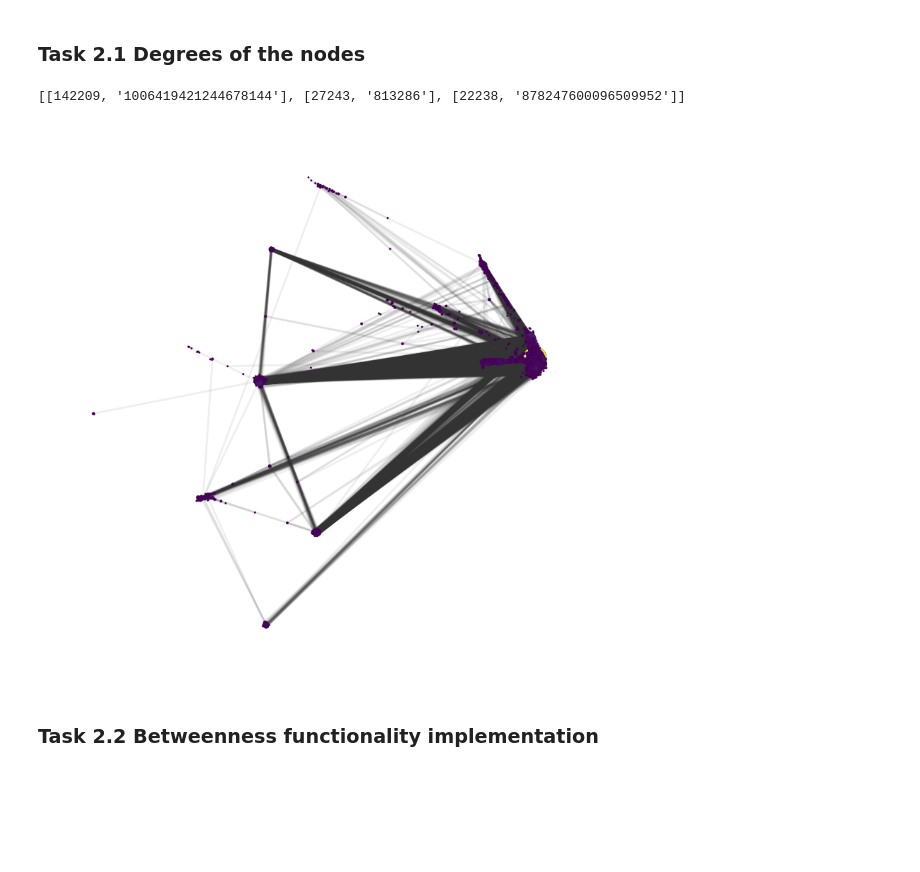
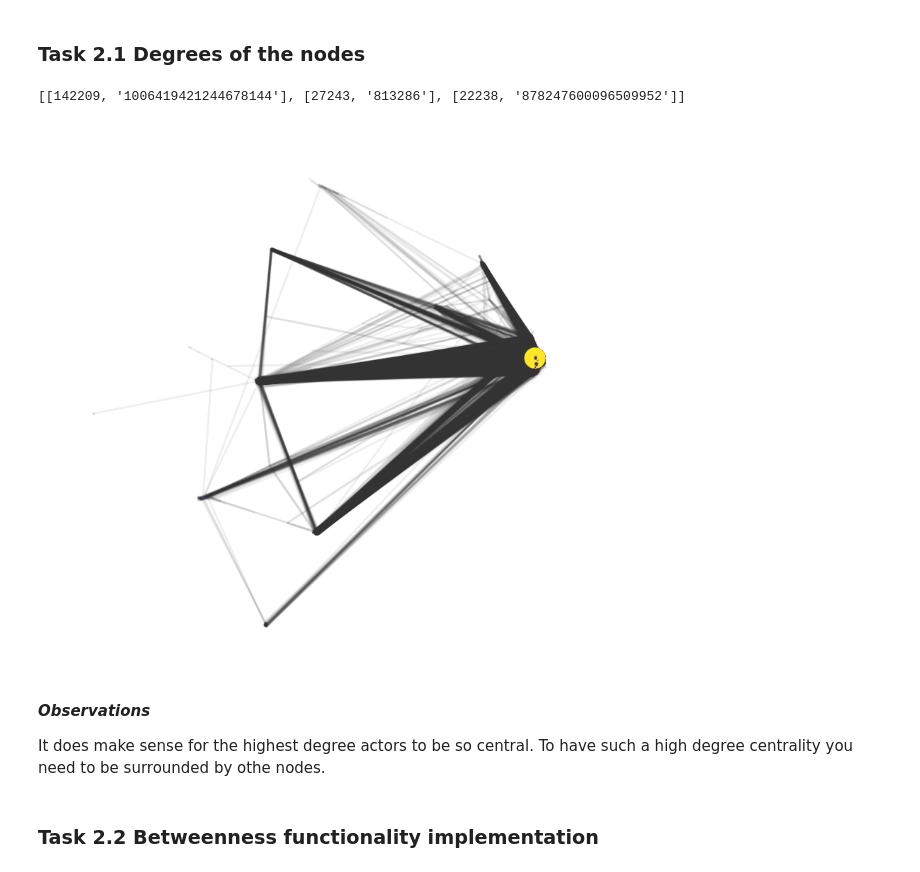
Before and after one commit to oskarpiibar/Mining-of-Social-Data, a Jupyter notebook: Lab2/lab2.ipynb, the cells around one changed output. Cells and saved outputs as stored; diff of their text form; code cells hidden in the pictures; blank space fills up the shorter version.

```diff
--- a/Lab2/lab2.ipynb
+++ b/Lab2/lab2.ipynb
@@ -253,29 +253,34 @@ Activist-leaning accounts dominate (60.1% of the accounts shown), while skeptic-
 # %%
 # Top-3 on the full (undirected) simplified graph
 G = g_und
 deg_G = G.degree()
 act = G.vs["name"]
 degrees = [ [ deg_G[i], act[i] ] for i in range(len(deg_G)) ]
 degrees.sort(reverse = True)
 print(degrees[0:3])
 
 # Plot on the reduced graph that the layouts were computed on
-deg_H = H_und.degree()
+deg_full = dict(zip(act, deg_G))
+deg_H = [deg_full[nm] for nm in H_und.vs["name"]]
 max_d = max(deg_H)
 
-# Vertex size proportional to degree (sqrt so that the small nodes stay visible)
-size_deg = [ 3 + 30 * (d / max_d) ** 0.5 for d in deg_H ]
+# Vertex size proportional to degree
+size_deg = [30 * d / max_d for d in deg_H] #[ 3 + 30 * (d / max_d) ** 0.5 for d in deg_H ] # the sqrt version
 # Vertex colour from degree
 cmap = plt.get_cmap("viridis")
 color_deg = [ cmap(d / max_d) for d in deg_H ]
 
 fig, ax = plt.subplots(figsize=(10, 10))
 ig.plot(H_und, target=ax, layout=layouts["drl"], vertex_size=size_deg,
         vertex_color=color_deg, vertex_label="", vertex_frame_width=0)
 plt.show()
 # %% [output]
 [[142209, '1006419421244678144'], [27243, '813286'], [22238, '878247600096509952']]
-[figure, old version]
+[figure, new version]
+# %% [markdown]
+***Observations***
+
+It does make sense for the highest degree actors to be so central. To have such a high degree centrality you need to be surrounded by othe nodes.
 # %% [markdown]
 ### Task 2.2 Betweenness functionality implementation
 # %%
```
Also changed, not shown: parts of 7 cells of this notebook, 1 other file.
